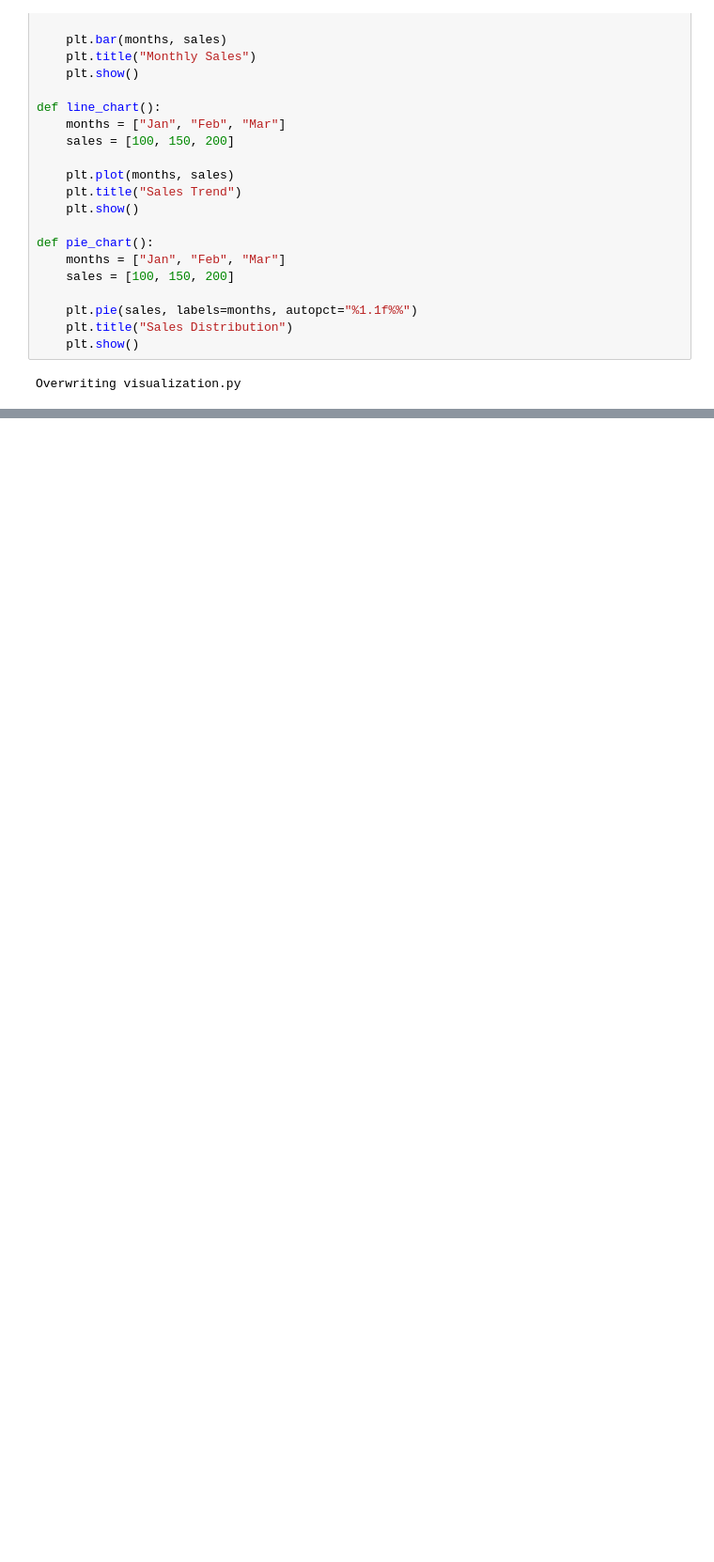
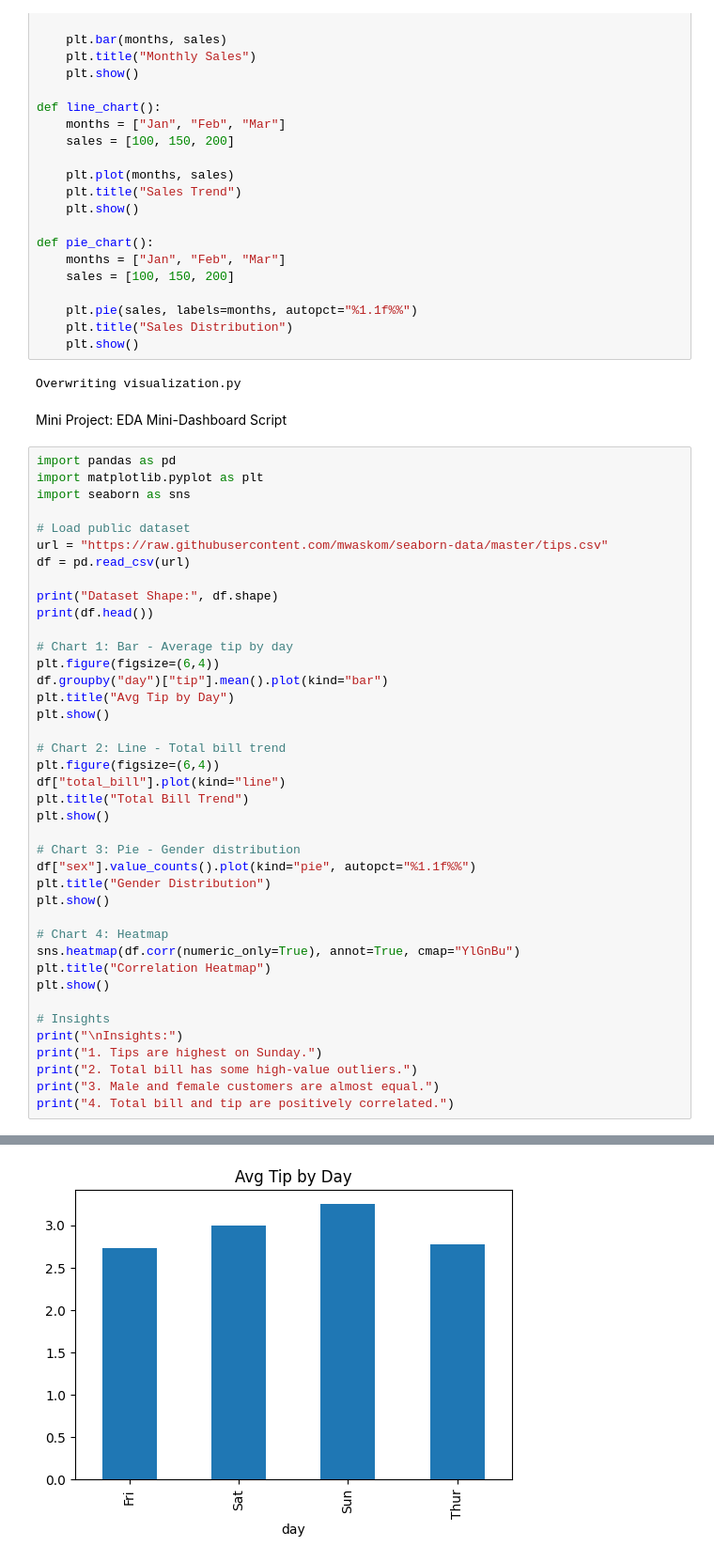
Before and after one commit to syedam1104-stack/ML-AI-Intership-, a Jupyter notebook: Week_3.ipynb, the cells around one changed output, grey strips where cells are left out. Shown at 94% size. Drawn from its saved outputs; the diff is of its cells as text; blank space fills up the shorter version.

```diff
--- a/Week_3.ipynb
+++ b/Week_3.ipynb
@@ -175,3 +175,46 @@ def pie_chart():
     plt.show()
 # %% [output]
 Overwriting visualization.py
+# %% [markdown]
+Mini Project: EDA Mini-Dashboard Script
+# %%
+import pandas as pd
+import matplotlib.pyplot as plt
+import seaborn as sns
+
+# Load public dataset
+url = "https://raw.githubusercontent.com/mwaskom/seaborn-data/master/tips.csv"
+df = pd.read_csv(url)
+
+print("Dataset Shape:", df.shape)
+print(df.head())
+
+# Chart 1: Bar - Average tip by day
+plt.figure(figsize=(6,4))
+df.groupby("day")["tip"].mean().plot(kind="bar")
+plt.title("Avg Tip by Day")
+plt.show()
+
+# Chart 2: Line - Total bill trend
+plt.figure(figsize=(6,4))
+df["total_bill"].plot(kind="line")
+plt.title("Total Bill Trend")
+plt.show()
+
+# Chart 3: Pie - Gender distribution
+df["sex"].value_counts().plot(kind="pie", autopct="%1.1f%%")
+plt.title("Gender Distribution")
+plt.show()
+
+# Chart 4: Heatmap
+sns.heatmap(df.corr(numeric_only=True), annot=True, cmap="YlGnBu")
+plt.title("Correlation Heatmap")
+plt.show()
+
+# Insights
+print("\nInsights:")
+print("1. Tips are highest on Sunday.")
+print("2. Total bill has some high-value outliers.")
+print("3. Male and female customers are almost equal.")
+print("4. Total bill and tip are positively correlated.")
+# %% [output]
@@ -177,0 +228 @@ Overwriting visualization.py
+[figure, added]
```
Also changed, not shown: parts of 1 cell of this notebook.
